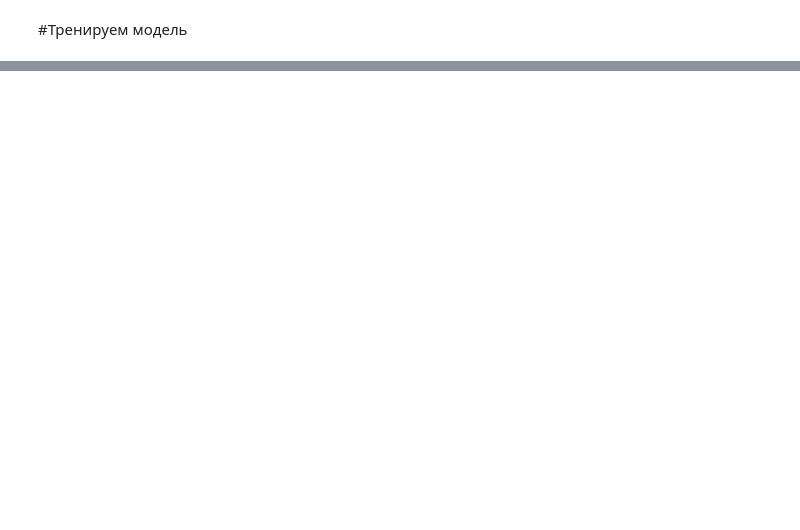
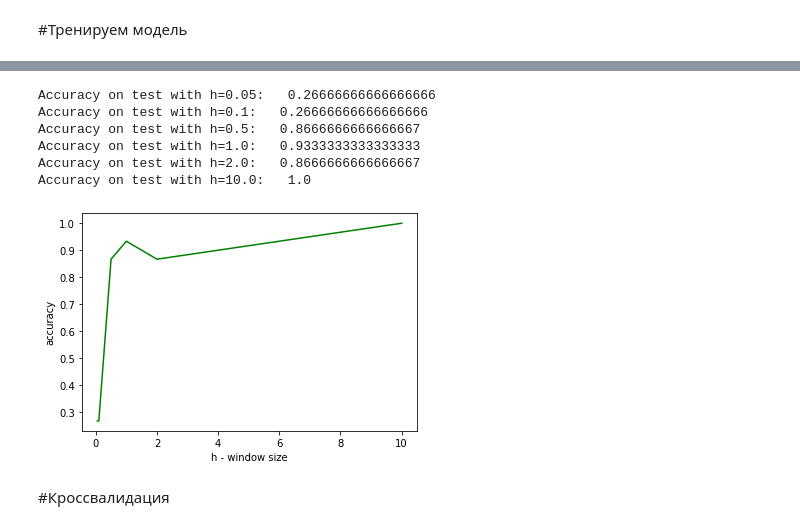
Before and after one commit to Kasymkhankhubiyev/BasicMachineLearning, a Jupyter notebook: task1.ipynb, the cells around one changed output, grey strips where cells are left out. Saved outputs shown, nothing was run; the diff lists cells and outputs as text; code cells hidden in the pictures; blank space fills up the shorter version.

Commit message:
Added kernels and window
Added kernel methods with Parthen window sizes to train model with the potential function method

```diff
--- a/task1.ipynb
+++ b/task1.ipynb
@@ -137,2 +145,6 @@ class PFM(object):
+# %%
+def K1(distance, h=0.05):
+    ret = np.array(distance)/h
+    return (1./(ret + 1.)) * (np.abs(ret) <= 1)
 # %% [markdown]
 #Тренируем модель
@@ -139,3 +153,3 @@ class PFM(object):
 # %%
-model = PFM()  # kernel = lambda x: K(x)
+model = PFM_nokernel()  # kernel = lambda x: K(x)
 model.fit(trainX, trainY, 200)
@@ -172,0 +167,11 @@ Accuracy on test:   1.0
+# %%
+def calc_accuracy(model, X, Y) -> float:
+    counter = 0
+
+    for i, (x, y) in enumerate(zip(testX, testY)):
+        prediction = model.predict(np.array([x]))[0]
+        if prediction == y:
+            counter += 1
+
+    print(f'Accuracy on test with h={h}:   {counter/len(testX)}')
+    return counter/len(testX)
@@ -172,0 +189,4 @@ Accuracy on test:   1.0
+# %%
+model = PFM(kernel=lambda x: K1(x, h=10.0))
+model.fit(trainX, trainY, 100)
+calc_accuracy_with_predictions(model=model, X=testX, Y=testY)
@@ -172,0 +210,23 @@ Accuracy on test:   1.0
+# %%
+accuracy_val = []
+h_val = [0.05, 0.1, 0.5, 1.0, 2.0, 10.0]
+for h in [0.05, 0.1, 0.5, 1.0, 2.0, 10.0]:
+    model = PFM(kernel=lambda x: K1(x, h=h))
+    model.fit(trainX, trainY, 100)
+    accuracy_val.append(calc_accuracy(model=model, X=testX, Y=testY))
+
+plt.plot(h_val, accuracy_val, label='accuracy', color='green')
+plt.xlabel('h - window size')
+plt.ylabel('accuracy')
+plt.show()
+plt.close()
+# %% [output]
+Accuracy on test with h=0.05:   0.26666666666666666
+Accuracy on test with h=0.1:   0.26666666666666666
+Accuracy on test with h=0.5:   0.8666666666666667
+Accuracy on test with h=1.0:   0.9333333333333333
+Accuracy on test with h=2.0:   0.8666666666666667
+Accuracy on test with h=10.0:   1.0
+[figure, added]
+# %% [markdown]
+#Кроссвалидация
```
Also changed, not shown: parts of 13 cells of this notebook.
